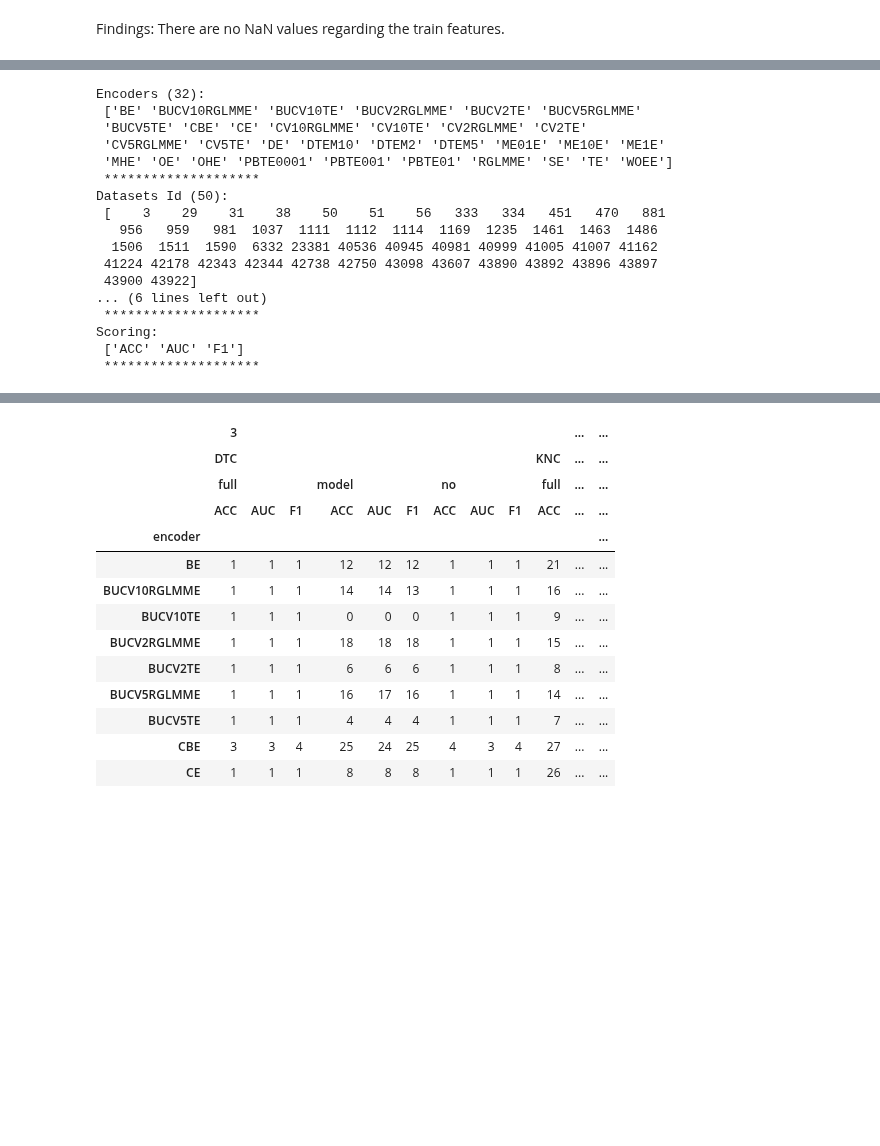
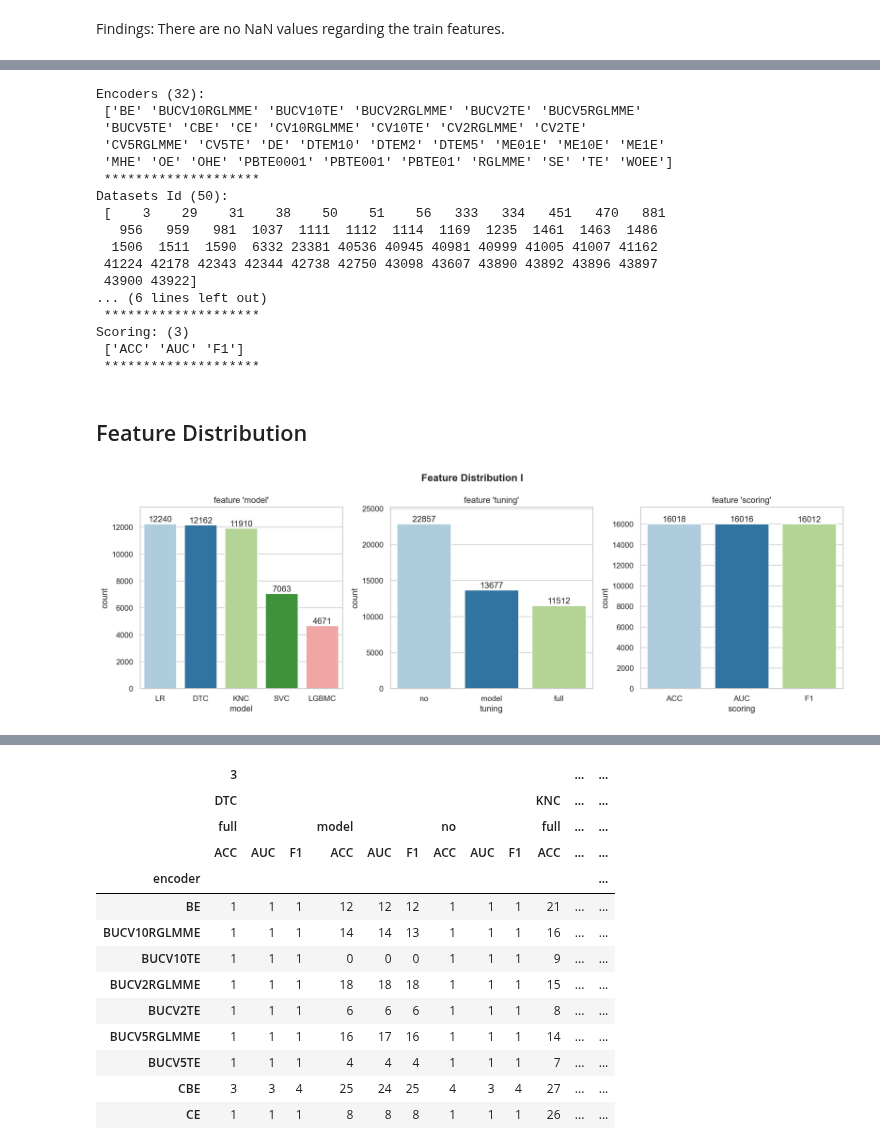
Before and after one commit to nina-prog/meta-learning-for-encoder-selection, a Jupyter notebook: notebooks/week08/week08-data-exploration.ipynb, the cells around one changed output, grey strips where cells are left out. Cells and saved outputs as stored; diff of their text form; code cells hidden in the pictures; blank space fills up the shorter version.

Commit message:
Explore feature Distributions

```diff
--- a/notebooks/week08/week08-data-exploration.ipynb
+++ b/notebooks/week08/week08-data-exploration.ipynb
@@ -6,3 +9,14 @@ from src.load_datasets import load_dataset, load_rankings
+# %%
+# figure settings
+%matplotlib inline
+%config InlineBackend.figure_format = 'retina'
+
+sns.set()
+sns.set_theme(style="whitegrid")
+#sns.set_palette(palette="Set2")
+sns.set_palette(palette="Paired")
+# set seed
+np.random.seed(7)
 # %% [markdown]
 # Get data
 # %%
@@ -52,7 +94,7 @@ Findings: There are no NaN values regarding the train features.
 # %%
 print(f"Encoders ({len(data['encoder'].unique())}): ", "\n", data["encoder"].unique(), "\n", "*"*20)
 print(f"Datasets Id ({len(data['dataset'].unique())}): ", "\n", data["dataset"].unique(), "\n", "*"*20)
-print(f"Models ({len(data['modell'].unique())}): ", "\n", data["model"].unique(), "\n", "*"*20)
+print(f"Models ({len(data['model'].unique())}): ", "\n", data["model"].unique(), "\n", "*"*20)
 print(f"Tuning Info ({len(data['tuning'].unique())}): ", "\n", data["tuning"].unique(), "\n", "*"*20)
 print(f"Scoring: ({len(data['scoring'].unique())})", "\n", data["scoring"].unique(), "\n", "*"*20)
 # %% [output]
@@ -70,6 +112,36 @@ Datasets Id (50):
  43900 43922]
 ... (6 lines left out)
  ********************
-Scoring:
+Scoring: (3)
  ['ACC' 'AUC' 'F1']
  ********************
+# %% [markdown]
+## Feature Distribution
+# %%
+%%time
+df = data[["model", "tuning", "scoring"]]
+# Define the number of columns and rows for the subplot grid
+ncols = 3
+nrows = (df.shape[1] // ncols) + (1 if df.shape[1] % ncols != 0 else 0)
+
+# Create a figure and subplots with the specified dimensions
+fig, axes = plt.subplots(nrows=nrows, ncols=ncols, figsize=(15, 5))
+fig.suptitle('Feature Distribution I', fontweight='bold')
+
+# Loop over each column in the dataframe and plot its distribution
+for i, (col, ax) in enumerate(zip(df.columns, axes.flatten())):
+    sns.countplot(x=col, data=df, ax=ax, order=df[col].value_counts().index)
+    ax.set_title("feature "+ "'" + col + "'")
+    ax.set_ylabel("count")
+    ylim = ax.get_ylim()
+    ax.set_ylim(ylim[0], ylim[1] * 1.05)
+
+    # Add numbers in the top of the bars
+    for p in ax.patches:
+        ax.annotate(format(p.get_height(), '.0f'), (p.get_x() + p.get_width() / 2., p.get_height()), ha = 'center', va = 'center', xytext = (0, 6), textcoords = 'offset points')
+
+
+plt.tight_layout()
+plt.show()
+# %% [output]
+[figure, added]
```
Also changed, not shown: parts of 20 cells of this notebook.
